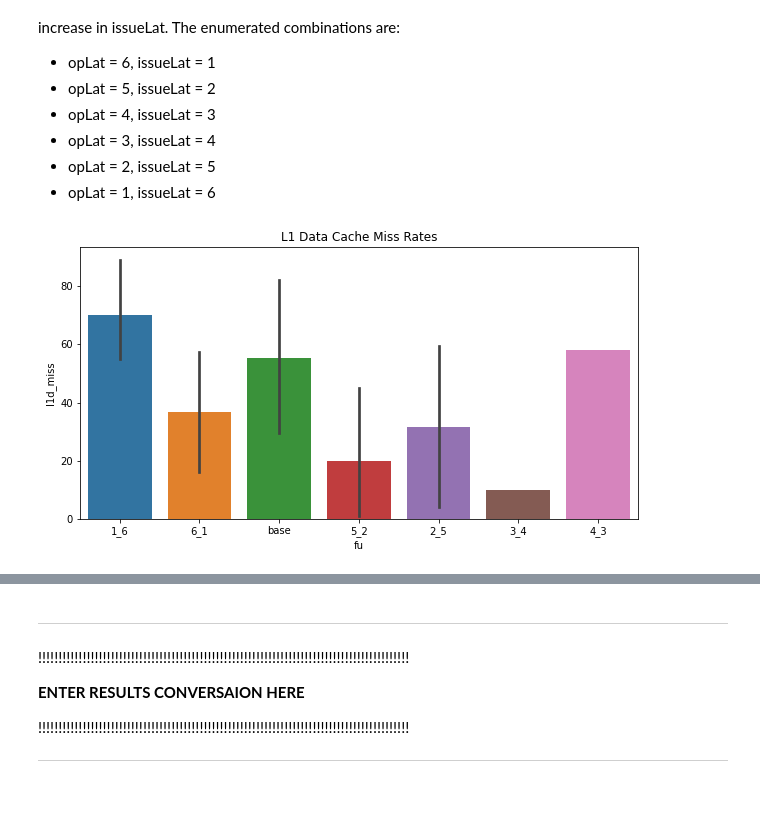
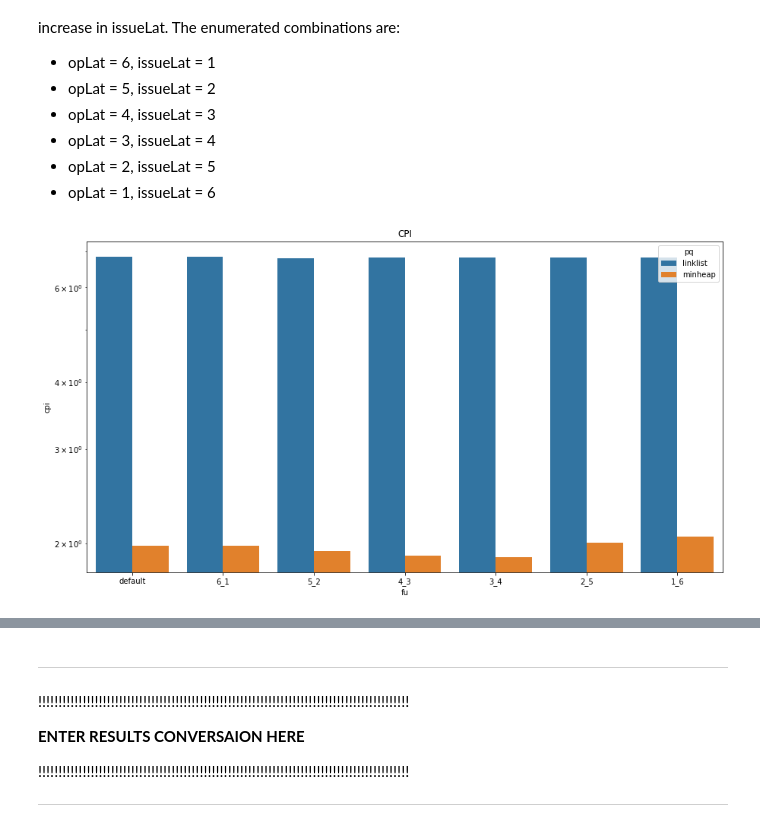
Before and after one commit to c14kevincardenas/cs5200-project2, a Jupyter notebook: report.ipynb, the cells around one changed output, grey strips where cells are left out. Cells and saved outputs as stored; diff of their text form; code cells hidden in the pictures; blank space fills up the shorter version.

Commit message:
update data scrape and report to include cpi

```diff
--- a/report.ipynb
+++ b/report.ipynb
@@ -120,8 +137,9 @@ For this question we will assume that the issueLat and the opLat of the FloatSim
 - opLat = 2, issueLat = 5
 - opLat = 1, issueLat = 6
 # %%
-sns.barplot(data=q2, x='fu', y='l1d_miss')
-plt.title("Operation and Issue Latency Tradeoff")
+q3 = df3.loc[df3.n == 10000]
+sns.barplot(data=q3, x='fu', y='cpi', hue='pq', log=True)
+plt.title("CPI")
 plt.show()
 # %% [output]
-[figure, old version]
+[figure, new version]
```
Also changed, not shown: parts of 3 cells of this notebook, 1 other file.
